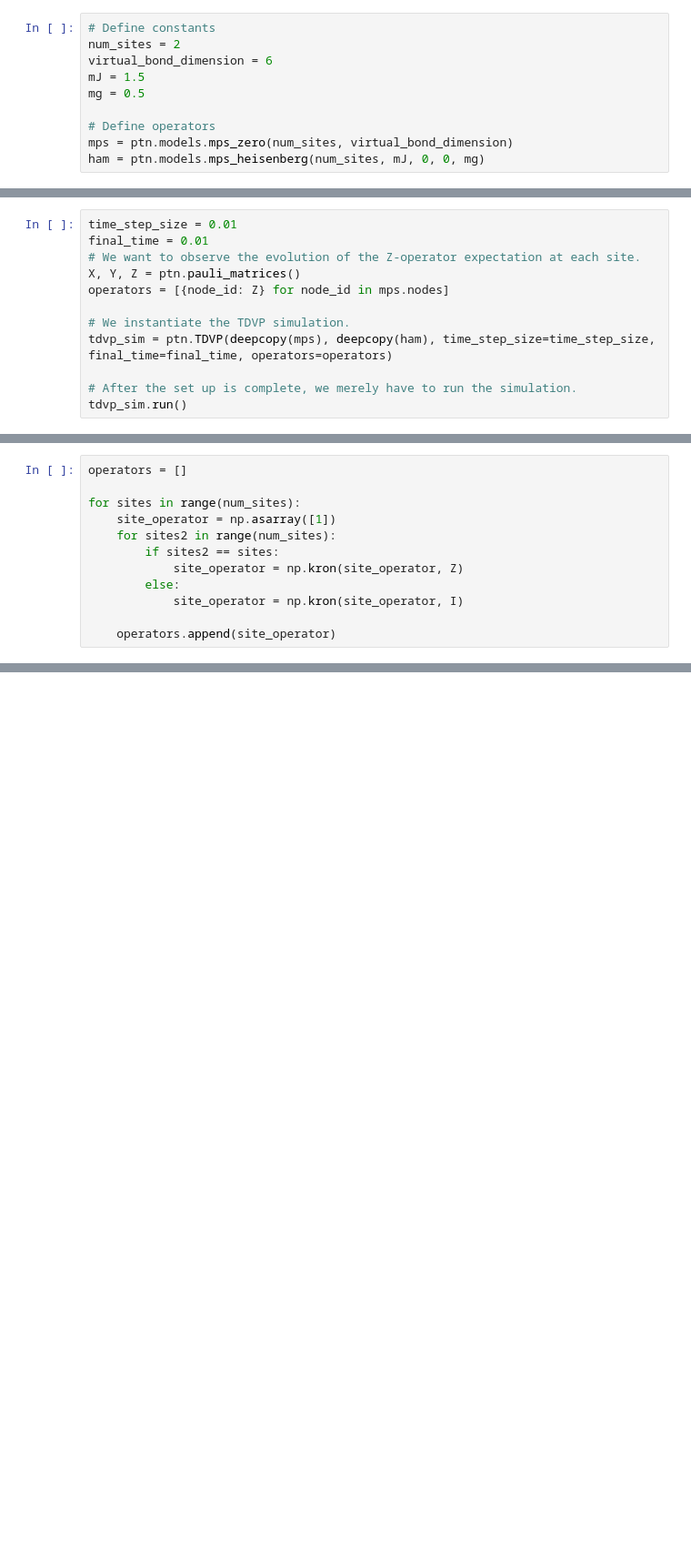
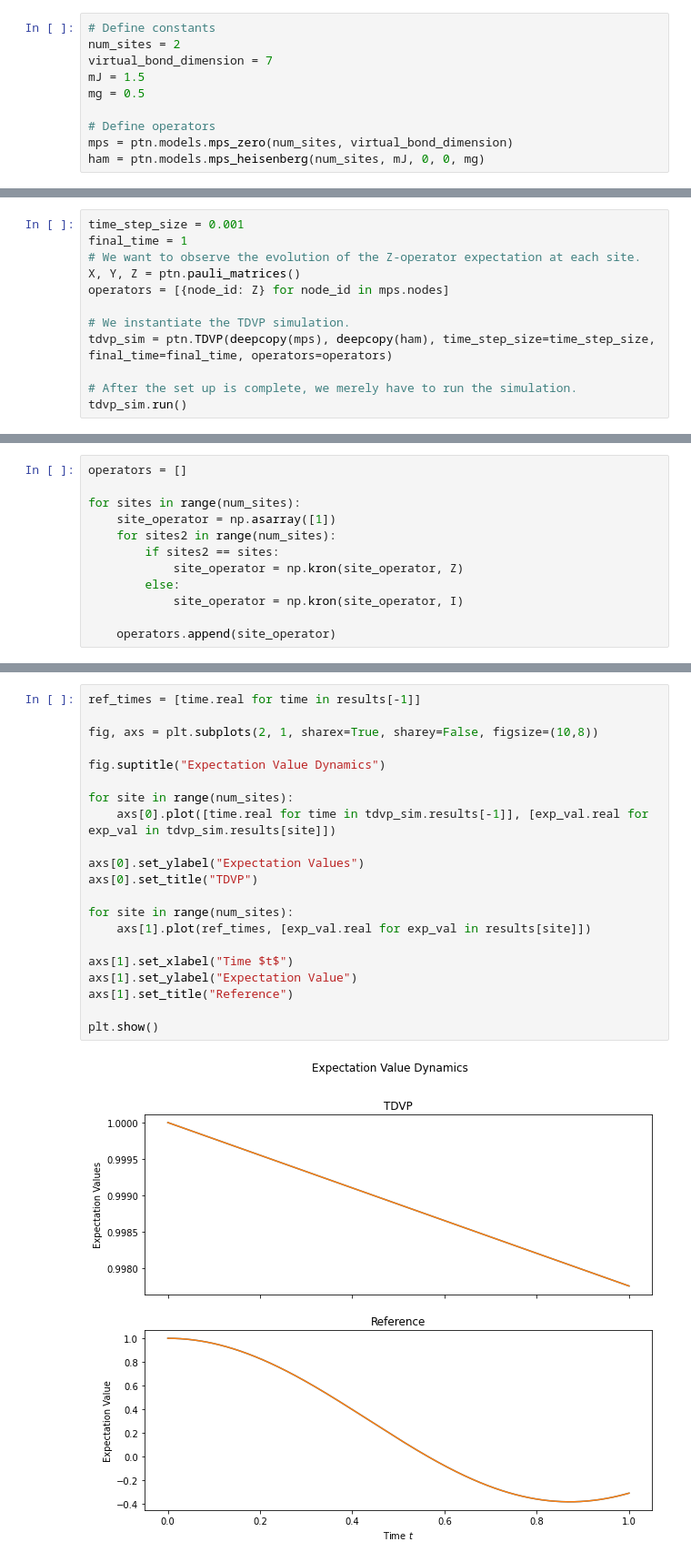
Before and after one commit to Drachier/PyTreeNet, a Jupyter notebook: example_notebooks/tdvp_mps.ipynb, the cells around one changed output, grey strips where cells are left out. Shown at 91% size. Saved outputs shown, nothing was run; the diff lists cells and outputs as text; blank space fills up the shorter version.

```diff
--- a/example_notebooks/tdvp_mps.ipynb
+++ b/example_notebooks/tdvp_mps.ipynb
@@ -19,7 +19,7 @@ from copy import deepcopy
 # %%
 # Define constants
 num_sites = 2
-virtual_bond_dimension = 6
+virtual_bond_dimension = 7
 mJ = 1.5
 mg = 0.5
 
@@ -51,8 +51,8 @@ Norm = 1.0
 # %%
 mps.orthogonalize("site1")
 # %%
-time_step_size = 0.01
-final_time = 0.01
+time_step_size = 0.001
+final_time = 1
 # We want to observe the evolution of the Z-operator expectation at each site.
 X, Y, Z = ptn.pauli_matrices()
 operators = [{node_id: Z} for node_id in mps.nodes]
@@ -167,0 +139,23 @@ True
+# %%
+ref_times = [time.real for time in results[-1]]
+
+fig, axs = plt.subplots(2, 1, sharex=True, sharey=False, figsize=(10,8))
+
+fig.suptitle("Expectation Value Dynamics")
+
+for site in range(num_sites):
+    axs[0].plot([time.real for time in tdvp_sim.results[-1]], [exp_val.real for exp_val in tdvp_sim.results[site]])
+
+axs[0].set_ylabel("Expectation Values")
+axs[0].set_title("TDVP")
+
+for site in range(num_sites):
+    axs[1].plot(ref_times, [exp_val.real for exp_val in results[site]])
+
+axs[1].set_xlabel("Time $t$")
+axs[1].set_ylabel("Expectation Value")
+axs[1].set_title("Reference")
+
+plt.show()
+# %% [output]
+[figure, added]
```
Also changed, not shown: parts of 7 cells of this notebook, 3 other files.
